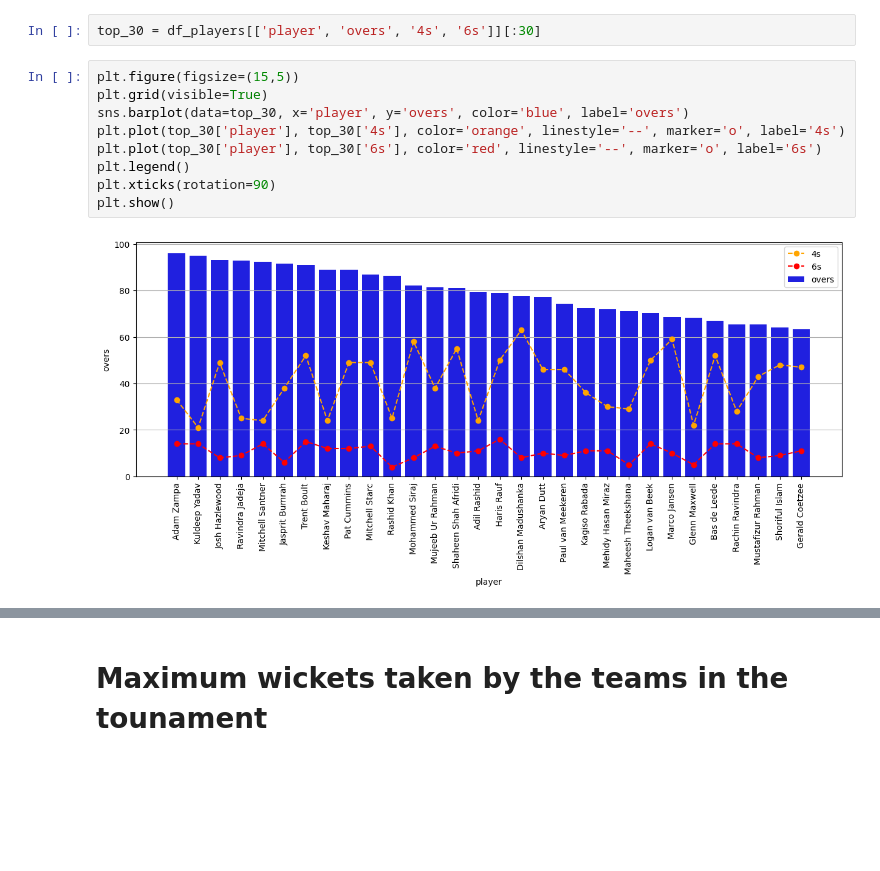
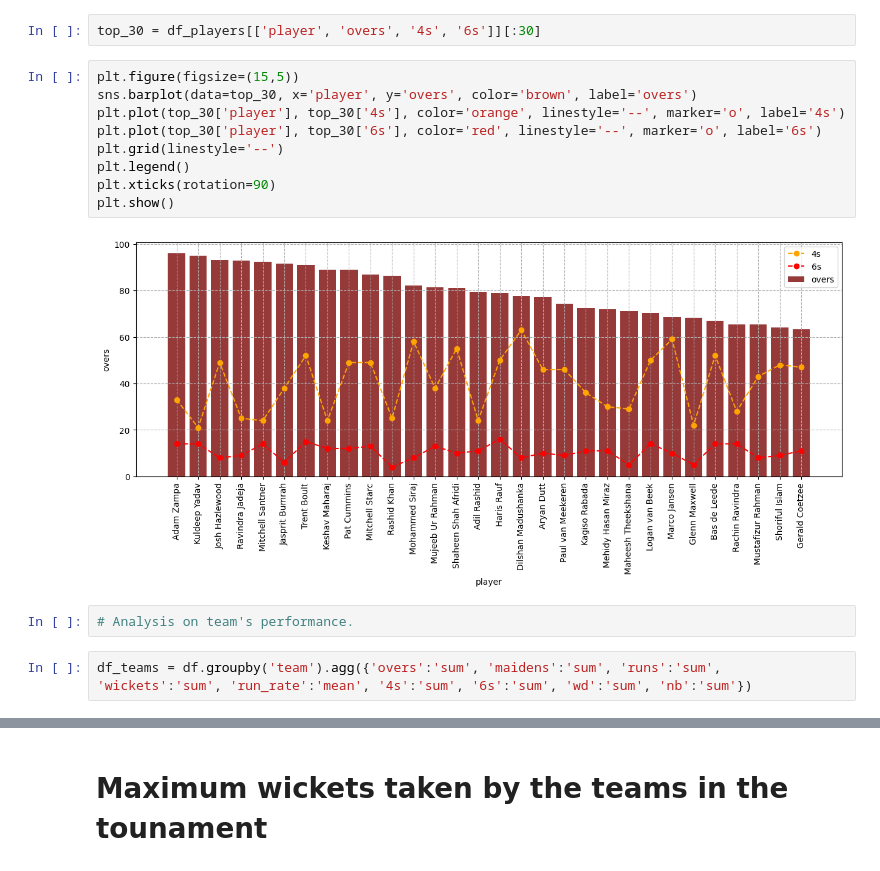
Before and after one commit to Akash3951/wc-bowling_analysis, a Jupyter notebook: wc-bowling_analysis.ipynb, the cells around one changed output, grey strips where cells are left out. Drawn from its saved outputs; the diff is of its cells as text; blank space fills up the shorter version.

Commit message:
World cup-2023 Bowling Analysis.

```diff
--- a/wc-bowling_analysis.ipynb
+++ b/wc-bowling_analysis.ipynb
@@ -235,12 +235,16 @@ plt.show()
 top_30 = df_players[['player', 'overs', '4s', '6s']][:30]
 # %%
 plt.figure(figsize=(15,5))
-plt.grid(visible=True)
-sns.barplot(data=top_30, x='player', y='overs', color='blue', label='overs')
+sns.barplot(data=top_30, x='player', y='overs', color='brown', label='overs')
 plt.plot(top_30['player'], top_30['4s'], color='orange', linestyle='--', marker='o', label='4s')
 plt.plot(top_30['player'], top_30['6s'], color='red', linestyle='--', marker='o', label='6s')
+plt.grid(linestyle='--')
 plt.legend()
 plt.xticks(rotation=90)
 plt.show()
 # %% [output]
-[figure, old version]
+[figure, new version]
+# %%
+# Analysis on team's performance.
+# %%
+df_teams = df.groupby('team').agg({'overs':'sum', 'maidens':'sum', 'runs':'sum', 'wickets':'sum', 'run_rate':'mean', '4s':'sum', '6s':'sum', 'wd':'sum', 'nb':'sum'})
```
Also changed, not shown: parts of 10 cells of this notebook.
